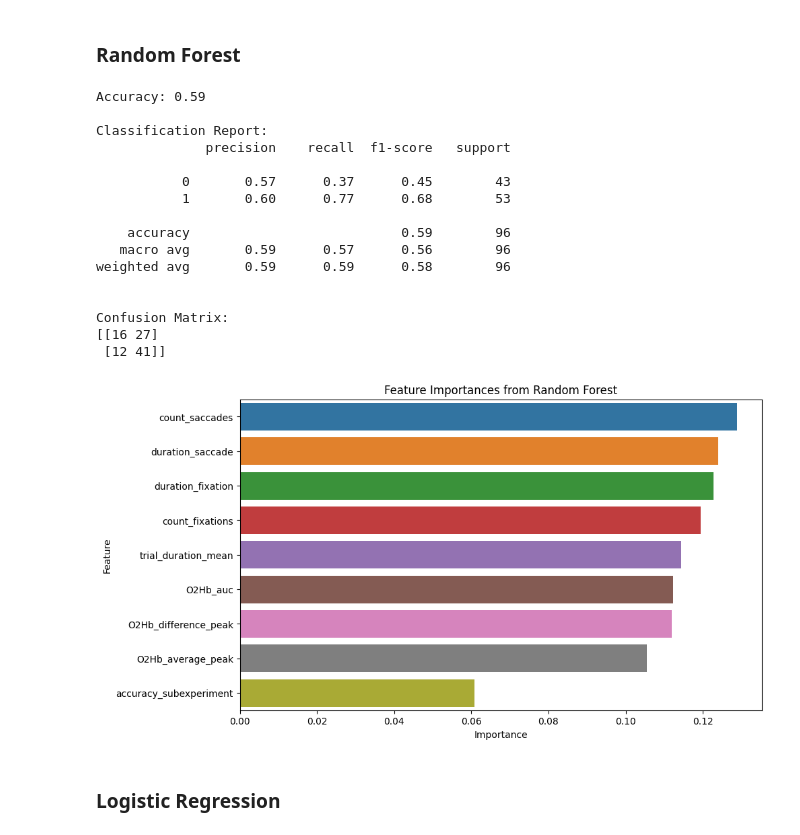
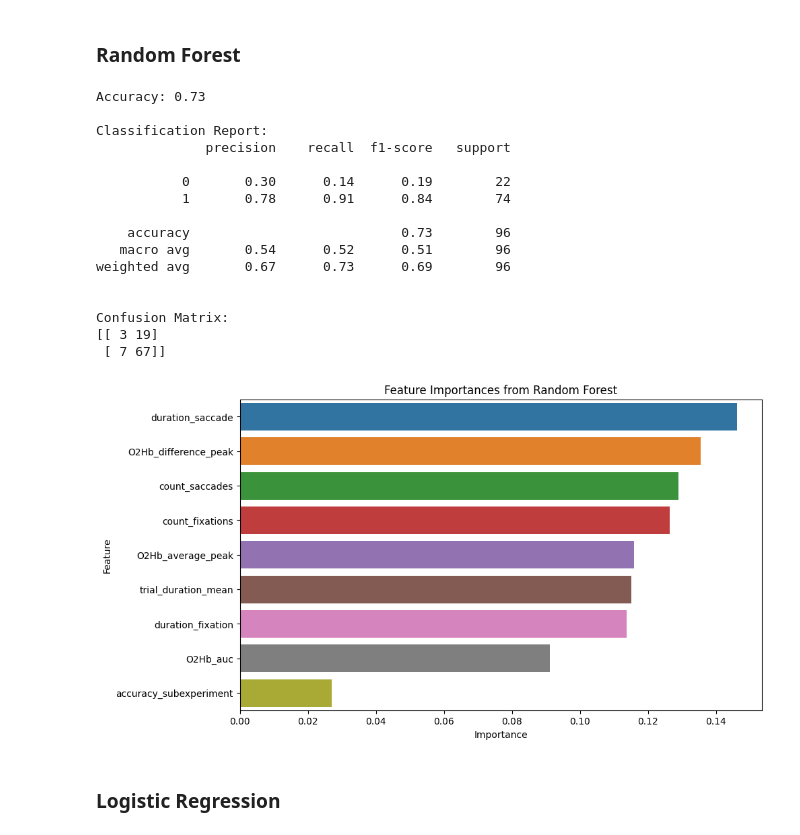
Before and after one commit to lordzoe/VR-Cognitive-Load-Analysis, a Jupyter notebook: machine_learning.ipynb, the cells around one changed output. Saved outputs shown, nothing was run; the diff lists cells and outputs as text; code cells hidden in the pictures.

```diff
--- a/machine_learning.ipynb
+++ b/machine_learning.ipynb
@@ -146,7 +151,7 @@ file_path = "master.csv"
 df = pd.read_csv(file_path)
 
 X = df[['O2Hb_average_peak', 'O2Hb_auc', 'O2Hb_difference_peak', 'count_fixations', 'count_saccades', 'duration_fixation', 'duration_saccade', 'accuracy_subexperiment', 'trial_duration_mean']]  # Features
-y = df['median_split_feedback_score_subexperiment']  # Target (Low or High)
+y = df['tutorial_split_feedback_score_subexperiment']  # Target (Low or High)
 
 X_train, X_test, y_train, y_test = train_test_split(X, y, test_size=0.2, random_state=42)
 
@@ -154,42 +159,42 @@ model = RandomForestClassifier(random_state=42)
 model.fit(X_train, y_train)
 
 y_pred = model.predict(X_test)
 accuracy = accuracy_score(y_test, y_pred)
 print(f"Accuracy: {accuracy:.2f}")
 print("\nClassification Report:")
 print(classification_report(y_test, y_pred))
 print("\nConfusion Matrix:")
 print(confusion_matrix(y_test, y_pred))
 
 feature_importances = model.feature_importances_
 features = X.columns
 importance_df = pd.DataFrame({'Feature': features, 'Importance': feature_importances})
 importance_df = importance_df.sort_values(by='Importance', ascending=False)
 
 plt.figure(figsize=(10, 6))
 sns.barplot(x='Importance', y='Feature', data=importance_df)
 plt.title('Feature Importances from Random Forest')
 plt.xlabel('Importance')
 plt.ylabel('Feature')
 plt.show()
 # %% [output]
-Accuracy: 0.59
+Accuracy: 0.73
 
 Classification Report:
               precision    recall  f1-score   support
 
-           0       0.57      0.37      0.45        43
-           1       0.60      0.77      0.68        53
+           0       0.30      0.14      0.19        22
+           1       0.78      0.91      0.84        74
 
-    accuracy                           0.59        96
-   macro avg       0.59      0.57      0.56        96
-weighted avg       0.59      0.59      0.58        96
+    accuracy                           0.73        96
+   macro avg       0.54      0.52      0.51        96
+weighted avg       0.67      0.73      0.69        96
 
 
 Confusion Matrix:
-[[16 27]
- [12 41]]
+[[ 3 19]
+ [ 7 67]]
-[figure, old version]
+[figure, new version]
 # %% [markdown]
 ### Logistic Regression
 # %%
```
Also changed, not shown: parts of 6 cells of this notebook, 1 other file.
